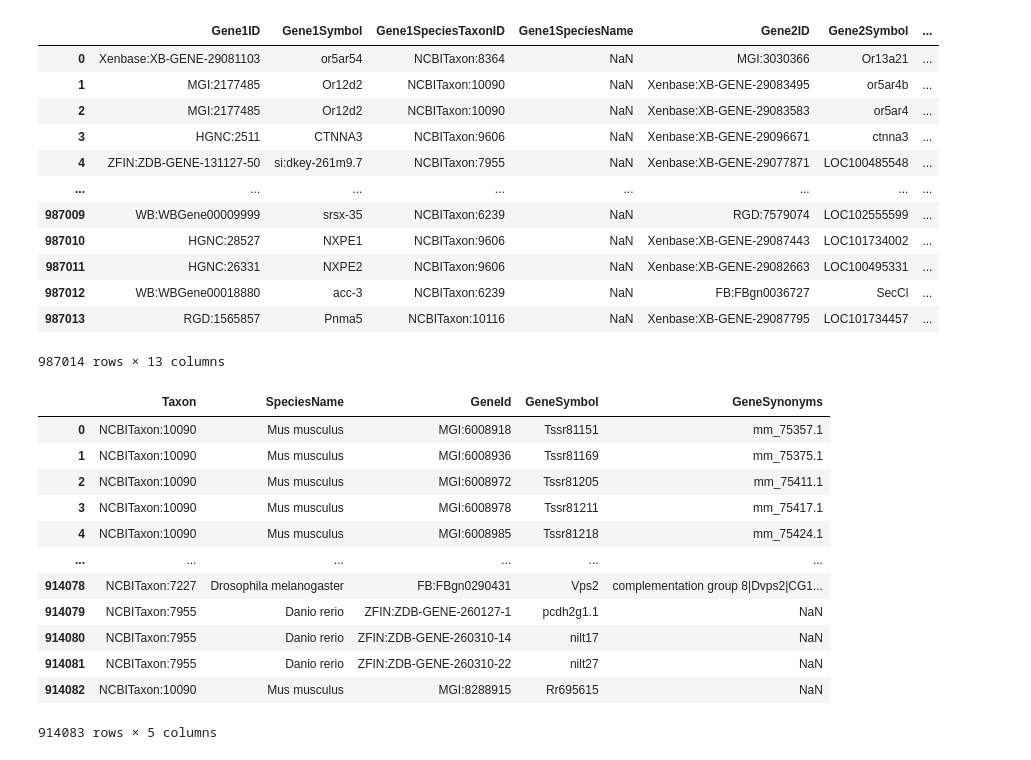
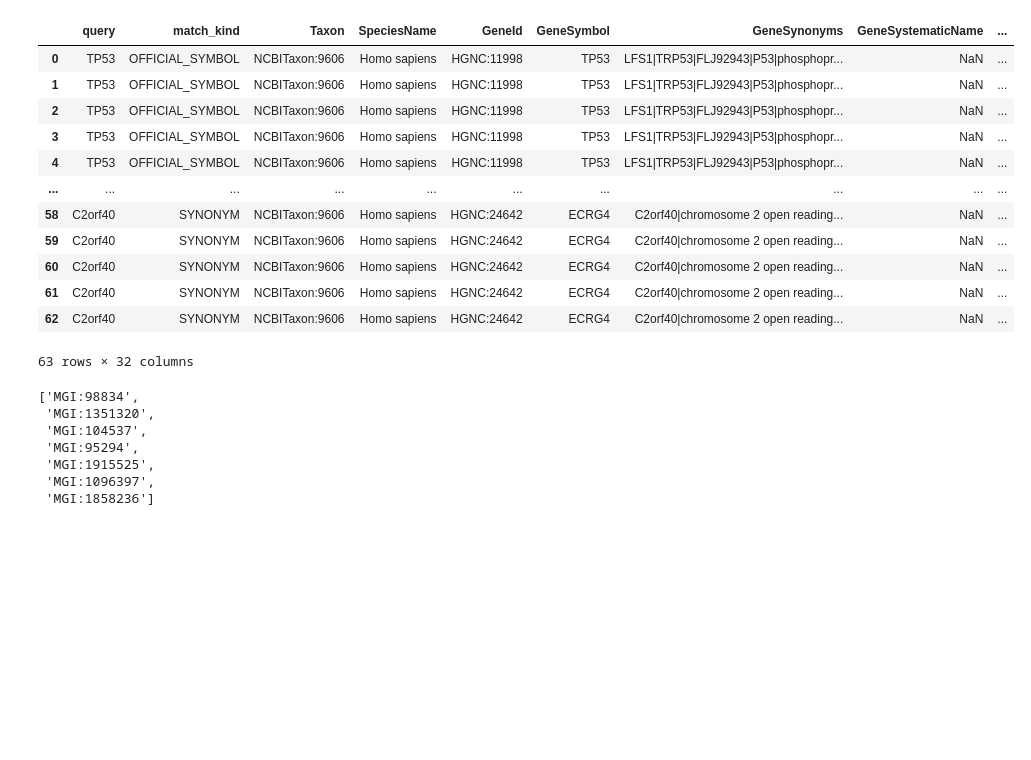
Before and after one commit to limenode/geneharmony, a Jupyter notebook: src/notebook.ipynb, the cells around one changed output. Drawn from its saved outputs; the diff is of its cells as text; code cells hidden in the pictures; blank space fills up the shorter version.

```diff
--- a/src/notebook.ipynb
+++ b/src/notebook.ipynb
@@ -13,47 +37,31 @@ files = await c.list_downloads()
 # %%
-orthology_tsv = next((f for f in files if f.dataType == "ORTHOLOGY-ALLIANCE" and f.fileType == "TSV"), None)
-gene_tsv = next((f for f in files if f.dataType == "GENE" and f.dataSubType == 'COMBINED' and f.fileType == "TSV"), None)
-
-if orthology_tsv:
-    await dl.download(orthology_tsv.s3Url, Path("/lab01/Projects/Lionel_Projects/alliance_wrapper/cache/orthology-alliance.tsv.gz"))
-
-if gene_tsv:
-    await dl.download(gene_tsv.s3Url, Path("/lab01/Projects/Lionel_Projects/alliance_wrapper/cache/gene.tsv.gz"))
+# Annotate a human gene list against orthology. Unmatched queries are retained with null cells.
+orth = await ann.annotate(["TP53", "BRCA1", "EGFR", "RPA1", "CELSR3", "NOTAGENE"], AGRDataset.ORTHOLOGY, taxon="human", limit=2)
+orth
+# %% [output]
+|  | query | match_kind | Taxon | SpeciesName | GeneId | GeneSymbol | GeneSynonyms | GeneSystematicName | ... |
+| 0 | TP53 | OFFICIAL_SYMBOL | NCBITaxon:9606 | Homo sapiens | HGNC:11998 | TP53 | LFS1|TRP53|FLJ92943|P53|phosphopr... | NaN | ... |
+| 1 | TP53 | OFFICIAL_SYMBOL | NCBITaxon:9606 | Homo sapiens | HGNC:11998 | TP53 | LFS1|TRP53|FLJ92943|P53|phosphopr... | NaN | ... |
+| 2 | TP53 | OFFICIAL_SYMBOL | NCBITaxon:9606 | Homo sapiens | HGNC:11998 | TP53 | LFS1|TRP53|FLJ92943|P53|phosphopr... | NaN | ... |
+| 3 | TP53 | OFFICIAL_SYMBOL | NCBITaxon:9606 | Homo sapiens | HGNC:11998 | TP53 | LFS1|TRP53|FLJ92943|P53|phosphopr... | NaN | ... |
+| 4 | TP53 | OFFICIAL_SYMBOL | NCBITaxon:9606 | Homo sapiens | HGNC:11998 | TP53 | LFS1|TRP53|FLJ92943|P53|phosphopr... | NaN | ... |
+| ... | ... | ... | ... | ... | ... | ... | ... | ... | ... |
+| 58 | C2orf40 | SYNONYM | NCBITaxon:9606 | Homo sapiens | HGNC:24642 | ECRG4 | C2orf40|chromosome 2 open reading... | NaN | ... |
+| 59 | C2orf40 | SYNONYM | NCBITaxon:9606 | Homo sapiens | HGNC:24642 | ECRG4 | C2orf40|chromosome 2 open reading... | NaN | ... |
+| 60 | C2orf40 | SYNONYM | NCBITaxon:9606 | Homo sapiens | HGNC:24642 | ECRG4 | C2orf40|chromosome 2 open reading... | NaN | ... |
+| 61 | C2orf40 | SYNONYM | NCBITaxon:9606 | Homo sapiens | HGNC:24642 | ECRG4 | C2orf40|chromosome 2 open reading... | NaN | ... |
+| 62 | C2orf40 | SYNONYM | NCBITaxon:9606 | Homo sapiens | HGNC:24642 | ECRG4 | C2orf40|chromosome 2 open reading... | NaN | ... |
+63 rows × 32 columns
 # %%
-# pd.read_csv("/lab01/Projects/Lionel_Projects/alliance_wrapper/cache/orthology-alliance.tsv.gz", sep="\t", compression="gzip", comment="#")
+# Filter-then-requery: pull the mouse orthologs back out as a fresh gene list.
+mouse_ids = orth.loc[orth.Gene2SpeciesTaxonID == "NCBITaxon:10090", "Gene2ID"].dropna().unique().tolist()
+mouse_ids
 # %% [output]
-|  | Gene1ID | Gene1Symbol | Gene1SpeciesTaxonID | Gene1SpeciesName | Gene2ID | Gene2Symbol | ... |
-| 0 | Xenbase:XB-GENE-29081103 | or5ar54 | NCBITaxon:8364 | NaN | MGI:3030366 | Or13a21 | ... |
-| 1 | MGI:2177485 | Or12d2 | NCBITaxon:10090 | NaN | Xenbase:XB-GENE-29083495 | or5ar4b | ... |
-| 2 | MGI:2177485 | Or12d2 | NCBITaxon:10090 | NaN | Xenbase:XB-GENE-29083583 | or5ar4 | ... |
-| 3 | HGNC:2511 | CTNNA3 | NCBITaxon:9606 | NaN | Xenbase:XB-GENE-29096671 | ctnna3 | ... |
-| 4 | ZFIN:ZDB-GENE-131127-50 | si:dkey-261m9.7 | NCBITaxon:7955 | NaN | Xenbase:XB-GENE-29077871 | LOC100485548 | ... |
-| ... | ... | ... | ... | ... | ... | ... | ... |
-| 987009 | WB:WBGene00009999 | srsx-35 | NCBITaxon:6239 | NaN | RGD:7579074 | LOC102555599 | ... |
-| 987010 | HGNC:28527 | NXPE1 | NCBITaxon:9606 | NaN | Xenbase:XB-GENE-29087443 | LOC101734002 | ... |
-| 987011 | HGNC:26331 | NXPE2 | NCBITaxon:9606 | NaN | Xenbase:XB-GENE-29082663 | LOC100495331 | ... |
-| 987012 | WB:WBGene00018880 | acc-3 | NCBITaxon:6239 | NaN | FB:FBgn0036727 | SecCl | ... |
-| 987013 | RGD:1565857 | Pnma5 | NCBITaxon:10116 | NaN | Xenbase:XB-GENE-29087795 | LOC101734457 | ... |
-987014 rows × 13 columns
+['MGI:98834',
+ 'MGI:1351320',
+ 'MGI:104537',
+ 'MGI:95294',
+ 'MGI:1915525',
+ 'MGI:1096397',
+ 'MGI:1858236']
-# %%
-pd.read_csv("/lab01/Projects/Lionel_Projects/alliance_wrapper/cache/gene.tsv.gz",
-            sep="\t",
-            compression="gzip",
-            comment="#",
-            usecols=['Taxon', 'SpeciesName', 'GeneId', 'GeneSymbol', 'GeneSynonyms'],
-)
-# %% [output]
-|  | Taxon | SpeciesName | GeneId | GeneSymbol | GeneSynonyms |
-| 0 | NCBITaxon:10090 | Mus musculus | MGI:6008918 | Tssr81151 | mm_75357.1 |
-| 1 | NCBITaxon:10090 | Mus musculus | MGI:6008936 | Tssr81169 | mm_75375.1 |
-| 2 | NCBITaxon:10090 | Mus musculus | MGI:6008972 | Tssr81205 | mm_75411.1 |
-| 3 | NCBITaxon:10090 | Mus musculus | MGI:6008978 | Tssr81211 | mm_75417.1 |
-| 4 | NCBITaxon:10090 | Mus musculus | MGI:6008985 | Tssr81218 | mm_75424.1 |
-| ... | ... | ... | ... | ... | ... |
-| 914078 | NCBITaxon:7227 | Drosophila melanogaster | FB:FBgn0290431 | Vps2 | complementation group 8|Dvps2|CG1... |
-| 914079 | NCBITaxon:7955 | Danio rerio | ZFIN:ZDB-GENE-260127-1 | pcdh2g1.1 | NaN |
-| 914080 | NCBITaxon:7955 | Danio rerio | ZFIN:ZDB-GENE-260310-14 | nilt17 | NaN |
-| 914081 | NCBITaxon:7955 | Danio rerio | ZFIN:ZDB-GENE-260310-22 | nilt27 | NaN |
-| 914082 | NCBITaxon:10090 | Mus musculus | MGI:8288915 | Rr695615 | NaN |
-914083 rows × 5 columns
 # %%
```
Also changed, not shown: parts of 8 cells of this notebook, 6 other files.
